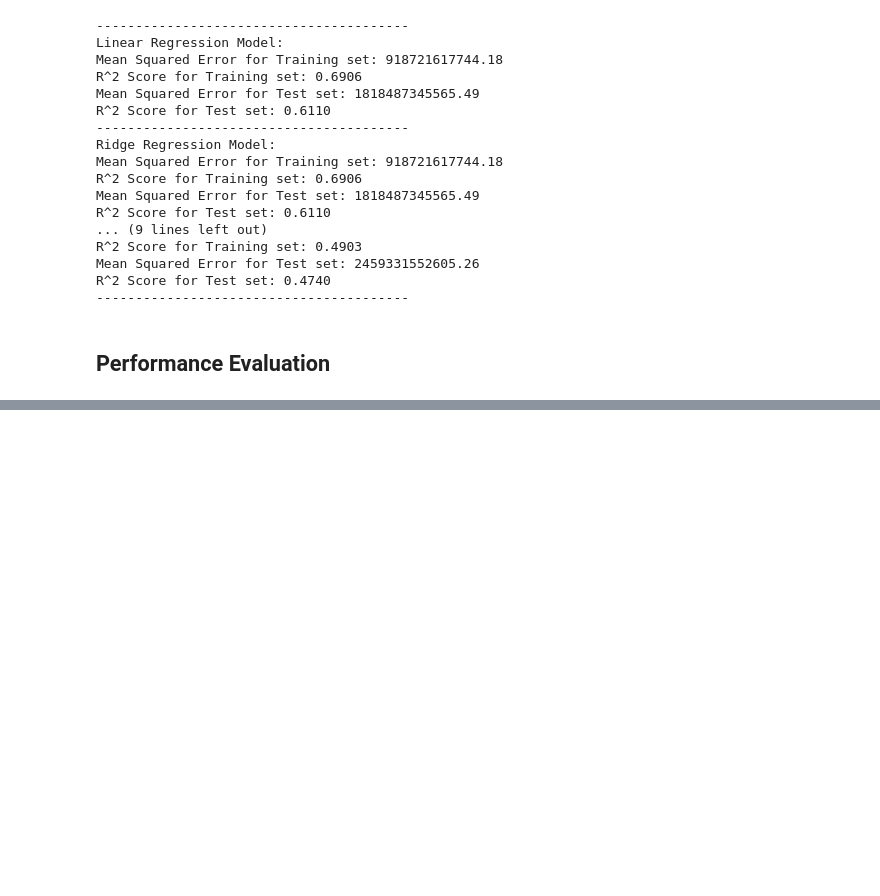
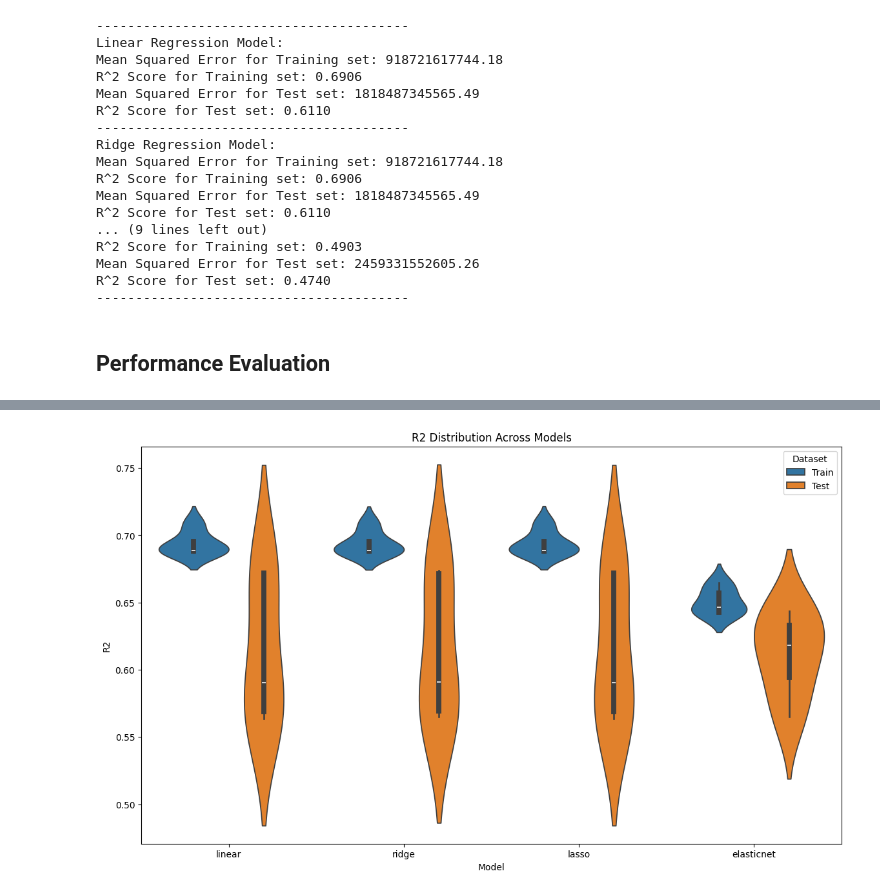
Before and after one commit to Silvano315/Prediction-model-for-a-real-estate-market, a Jupyter notebook: prediction_model.ipynb, the cells around one changed output, grey strips where cells are left out. Saved outputs shown, nothing was run; the diff lists cells and outputs as text; code cells hidden in the pictures; blank space fills up the shorter version.

```diff
--- a/prediction_model.ipynb
+++ b/prediction_model.ipynb
@@ -365,0 +391,6 @@ models.plot_model_complexity(results)
+# %%
+# Violin Plot to view models performances
+
+results_viz.violin_plots_performance(results, metric='r2')
+# %% [output]
+[figure, added]
```
Also changed, not shown: parts of 10 cells of this notebook.
